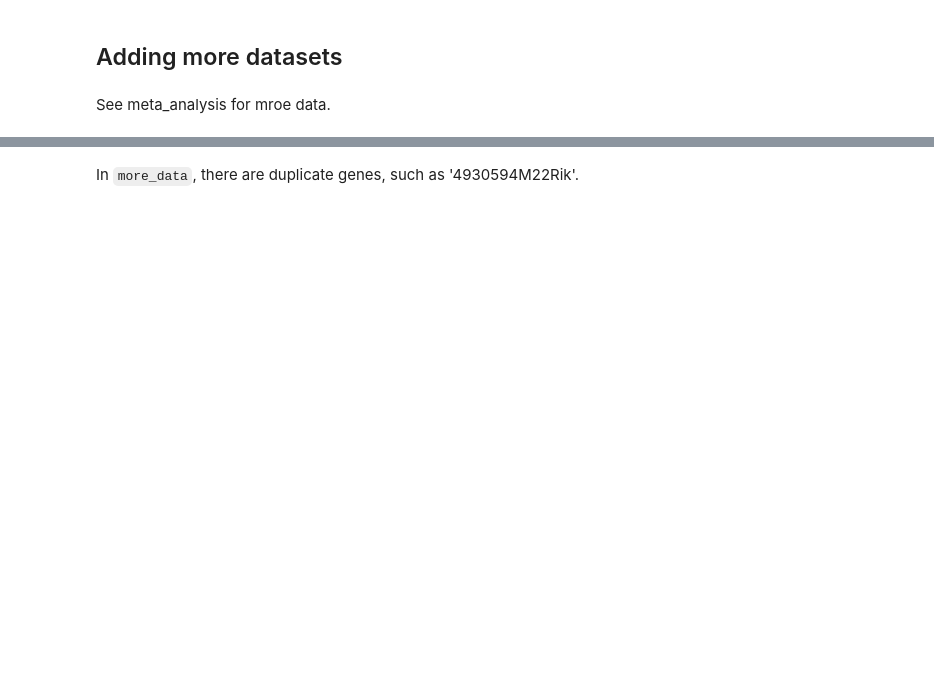
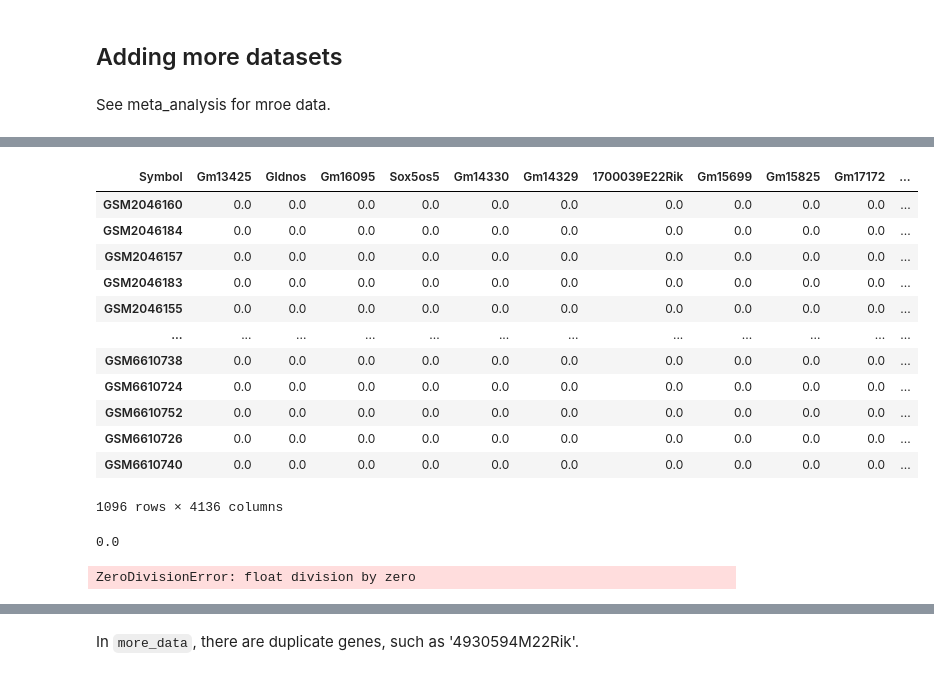
Before and after one commit to galopyz/hprc, a Jupyter notebook: circadian24.ipynb, the cells around one changed output, grey strips where cells are left out. Saved outputs shown, nothing was run; the diff lists cells and outputs as text; code cells hidden in the pictures; blank space fills up the shorter version.

```diff
--- a/circadian24.ipynb
+++ b/circadian24.ipynb
@@ -189,0 +243,24 @@ more_data = more_data.drop(index='Symbol')
+# %%
+more_data.loc[:,more_data.sum(axis=0) == 0]
+# %% [output]
+| Symbol | Gm13425 | Gldnos | Gm16095 | Sox5os5 | Gm14330 | Gm14329 | 1700039E22Rik | Gm15699 | Gm15825 | Gm17172 | ... |
+| GSM2046160 | 0.0 | 0.0 | 0.0 | 0.0 | 0.0 | 0.0 | 0.0 | 0.0 | 0.0 | 0.0 | ... |
+| GSM2046184 | 0.0 | 0.0 | 0.0 | 0.0 | 0.0 | 0.0 | 0.0 | 0.0 | 0.0 | 0.0 | ... |
+| GSM2046157 | 0.0 | 0.0 | 0.0 | 0.0 | 0.0 | 0.0 | 0.0 | 0.0 | 0.0 | 0.0 | ... |
+| GSM2046183 | 0.0 | 0.0 | 0.0 | 0.0 | 0.0 | 0.0 | 0.0 | 0.0 | 0.0 | 0.0 | ... |
+| GSM2046155 | 0.0 | 0.0 | 0.0 | 0.0 | 0.0 | 0.0 | 0.0 | 0.0 | 0.0 | 0.0 | ... |
+| ... | ... | ... | ... | ... | ... | ... | ... | ... | ... | ... | ... |
+| GSM6610738 | 0.0 | 0.0 | 0.0 | 0.0 | 0.0 | 0.0 | 0.0 | 0.0 | 0.0 | 0.0 | ... |
+| GSM6610724 | 0.0 | 0.0 | 0.0 | 0.0 | 0.0 | 0.0 | 0.0 | 0.0 | 0.0 | 0.0 | ... |
+| GSM6610752 | 0.0 | 0.0 | 0.0 | 0.0 | 0.0 | 0.0 | 0.0 | 0.0 | 0.0 | 0.0 | ... |
+| GSM6610726 | 0.0 | 0.0 | 0.0 | 0.0 | 0.0 | 0.0 | 0.0 | 0.0 | 0.0 | 0.0 | ... |
+| GSM6610740 | 0.0 | 0.0 | 0.0 | 0.0 | 0.0 | 0.0 | 0.0 | 0.0 | 0.0 | 0.0 | ... |
+1096 rows × 4136 columns
+# %%
+more_data.loc[]
+# %% [output]
+0.0
+# %%
+nrm_more_data = nrm_genes(more_data)
+# %% [output]
+ZeroDivisionError: float division by zero
```
Also changed, not shown: parts of 23 cells of this notebook.
